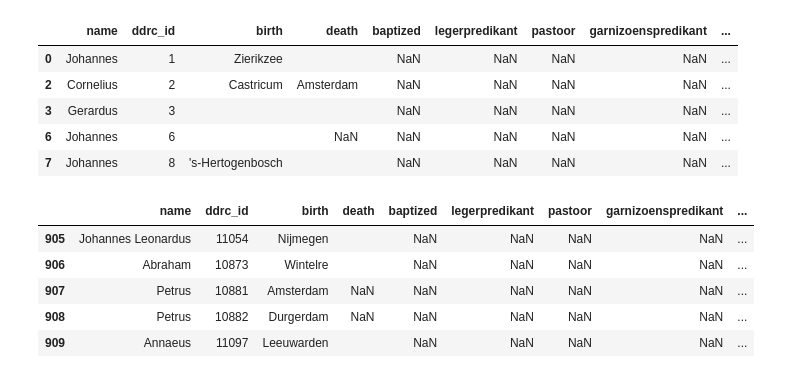
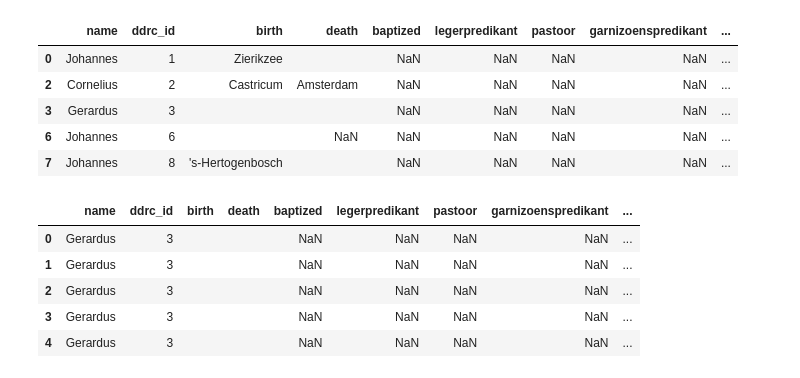
Before and after one commit to DigiDuRe/DigiDuRe, a Jupyter notebook: act4/stcn_clerus.ipynb, the cells around one changed output. Cells and saved outputs as stored; diff of their text form; code cells hidden in the pictures.

```diff
--- a/act4/stcn_clerus.ipynb
+++ b/act4/stcn_clerus.ipynb
@@ -93,9 +113,9 @@ ddrc_bio = pd.merge(parent, bio, left_on='par_name_surname_year', right_on='bio_
-# %%
-ddrc_bio.tail()
-# %% [output]
-|  | name | ddrc_id | birth | death | baptized | legerpredikant | pastoor | garnizoenspredikant | ... |
-| 905 | Johannes Leonardus | 11054 | Nijmegen |  | NaN | NaN | NaN | NaN | ... |
-| 906 | Abraham | 10873 | Wintelre |  | NaN | NaN | NaN | NaN | ... |
-| 907 | Petrus | 10881 | Amsterdam | NaN | NaN | NaN | NaN | NaN | ... |
-| 908 | Petrus | 10882 | Durgerdam | NaN | NaN | NaN | NaN | NaN | ... |
-| 909 | Annaeus | 11097 | Leeuwarden |  | NaN | NaN | NaN | NaN | ... |
+# %%
+ddrc_stcn.head()
+# %% [output]
+|  | name | ddrc_id | birth | death | baptized | legerpredikant | pastoor | garnizoenspredikant | ... |
+| 0 | Gerardus | 3 |  |  | NaN | NaN | NaN | NaN | ... |
+| 1 | Gerardus | 3 |  |  | NaN | NaN | NaN | NaN | ... |
+| 2 | Gerardus | 3 |  |  | NaN | NaN | NaN | NaN | ... |
+| 3 | Gerardus | 3 |  |  | NaN | NaN | NaN | NaN | ... |
+| 4 | Gerardus | 3 |  |  | NaN | NaN | NaN | NaN | ... |
```
Also changed, not shown: parts of 21 cells of this notebook.
